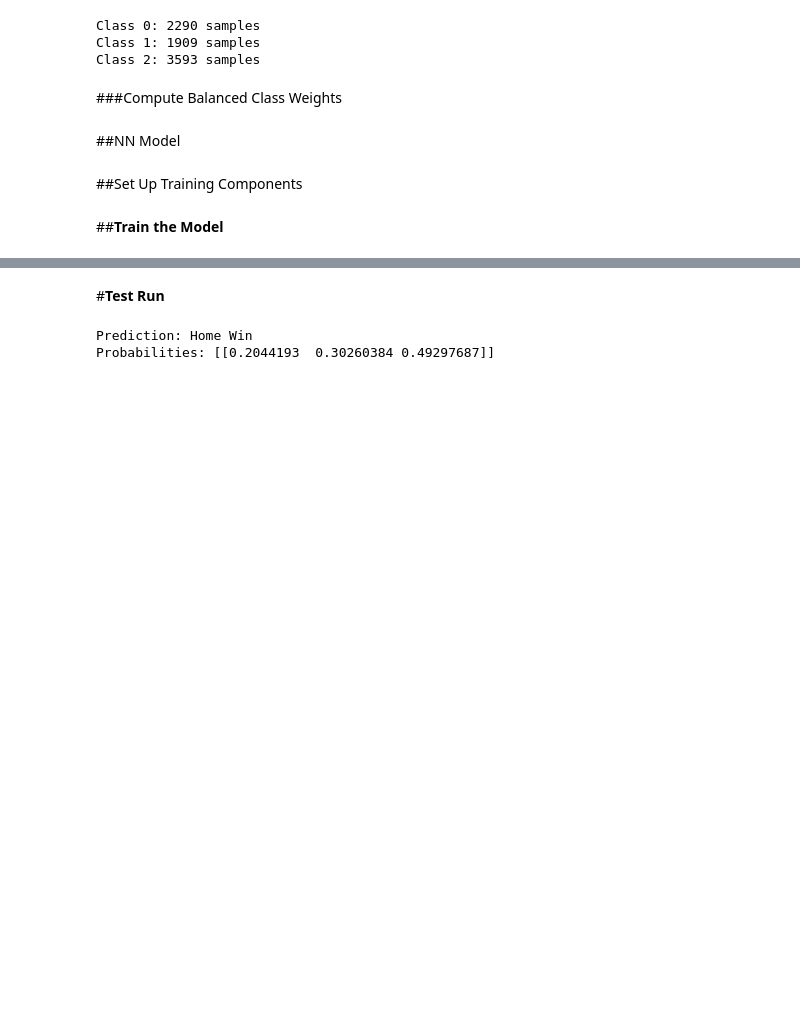
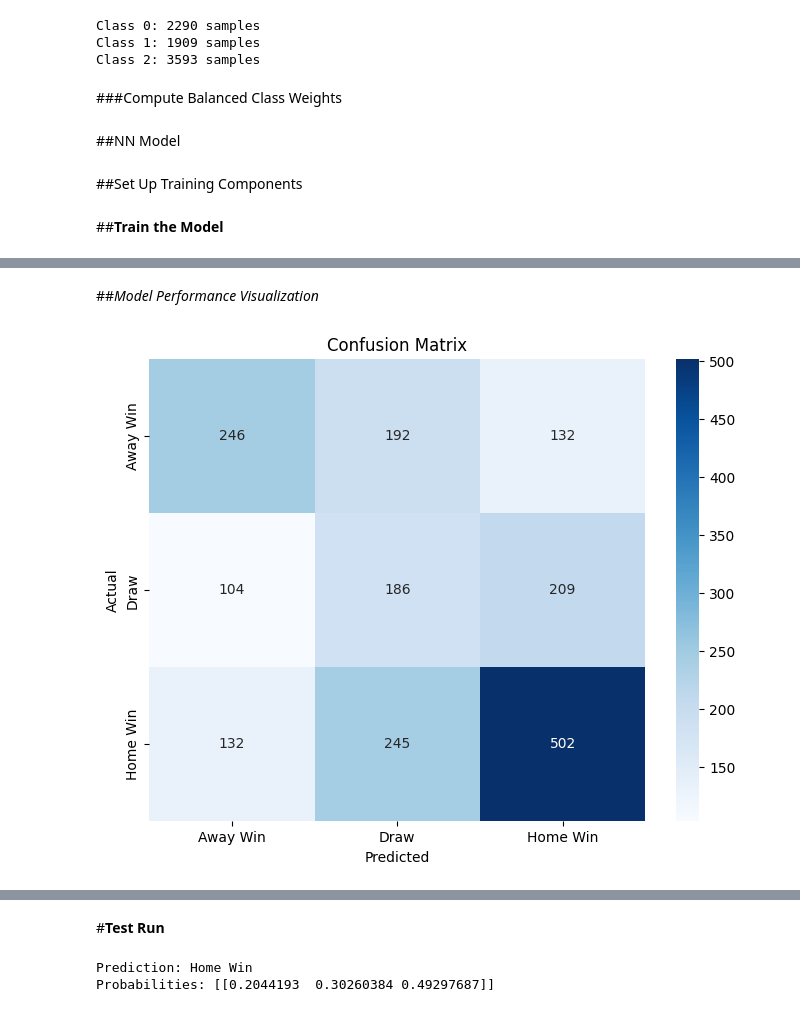
Before and after one commit to sameerthapax/Goalsight, a Jupyter notebook: notebooks/GoalsightML.ipynb, the cells around one changed output, grey strips where cells are left out. Cells and saved outputs as stored; diff of their text form; code cells hidden in the pictures; blank space fills up the shorter version.

```diff
--- a/notebooks/GoalsightML.ipynb
+++ b/notebooks/GoalsightML.ipynb
@@ -306,10 +356,13 @@ optimizer = optim.Adam(model.parameters(), lr=0.001)
 ##**Train the Model**
 # %%
 num_epochs = 75
+epoch_losses = []
+epoch_accuracies = []
 
 for epoch in range(num_epochs):
     model.train()
     total_loss = 0
+    batch_count = 0
 
     for homeaway, other, labels in train_loader:
         outputs = model(homeaway, other)
@@ -320,18 +373,28 @@ for epoch in range(num_epochs):
         optimizer.step()
 
         total_loss += loss.item()
+        batch_count += 1
 
-    print(f"Epoch {epoch+1}/{num_epochs}, Loss: {total_loss:.4f}")
+    avg_loss = total_loss / batch_count
+    epoch_losses.append(avg_loss)
+
+    # Accuracy computed per epoch
+    model.eval()
+    with torch.no_grad():
+        outputs = model(X_teams_test, X_other_test)
+        _, predicted = torch.max(outputs, dim=1)
+        accuracy = (predicted == y_test).sum().item() / len(y_test)
+        epoch_accuracies.append(accuracy)
+
+    print(f"Epoch {epoch+1}/{num_epochs}, Loss: {avg_loss:.4f}, Accuracy: {accuracy:.2%}")
+
 model.eval()
 with torch.no_grad():
     outputs = model(X_teams_test, X_other_test)
     _, predicted = torch.max(outputs, dim=1)
-
-    accuracy = (predicted == y_test).sum().item() / len(y_test)
     test_loss = criterion(outputs, y_test)
     f1 = f1_score(y_test, predicted, average='macro')
 
-    print(f"\n🧠 Accuracy: {accuracy:.2%}")
-    print(f"📉 Loss: {test_loss.item():.4f}")
-    print(f"🎯 F1 Score: {f1:.4f}")
+    print(f"\n📉 Final Test Loss: {test_loss.item():.4f}")
+    print(f"🎯 Final F1 Score: {f1:.4f}")
 # %% [output]
@@ -363,3 +426,22 @@ files.download('team_encoder.pkl')
 [interactive output not drawn]
 [interactive output not drawn]
 [interactive output not drawn]
+# %% [markdown]
+##*Model Performance Visualization*
+# %%
+
+from sklearn.metrics import confusion_matrix
+import seaborn as sns
+
+cm = confusion_matrix(y_test, predicted)
+
+plt.figure(figsize=(8, 6))
+sns.heatmap(cm, annot=True, fmt="d", cmap="Blues",
+            xticklabels=['Away Win', 'Draw', 'Home Win'],
+            yticklabels=['Away Win', 'Draw', 'Home Win'])
+plt.xlabel('Predicted')
+plt.ylabel('Actual')
+plt.title('Confusion Matrix')
+plt.show()
+# %% [output]
+[figure, added]
```
Also changed, not shown: parts of 10 cells of this notebook.
